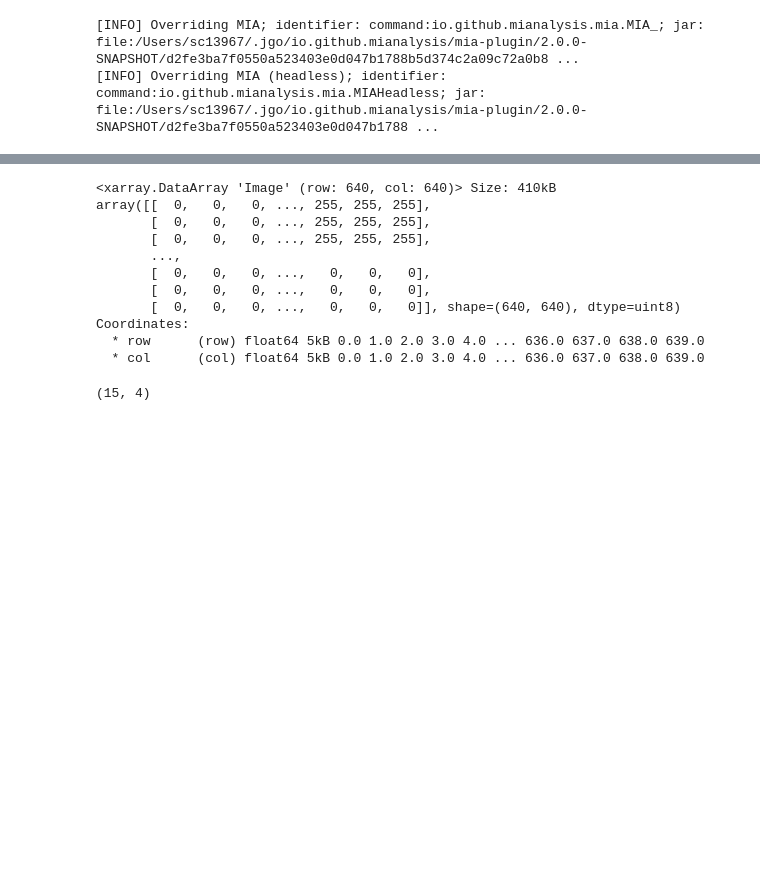
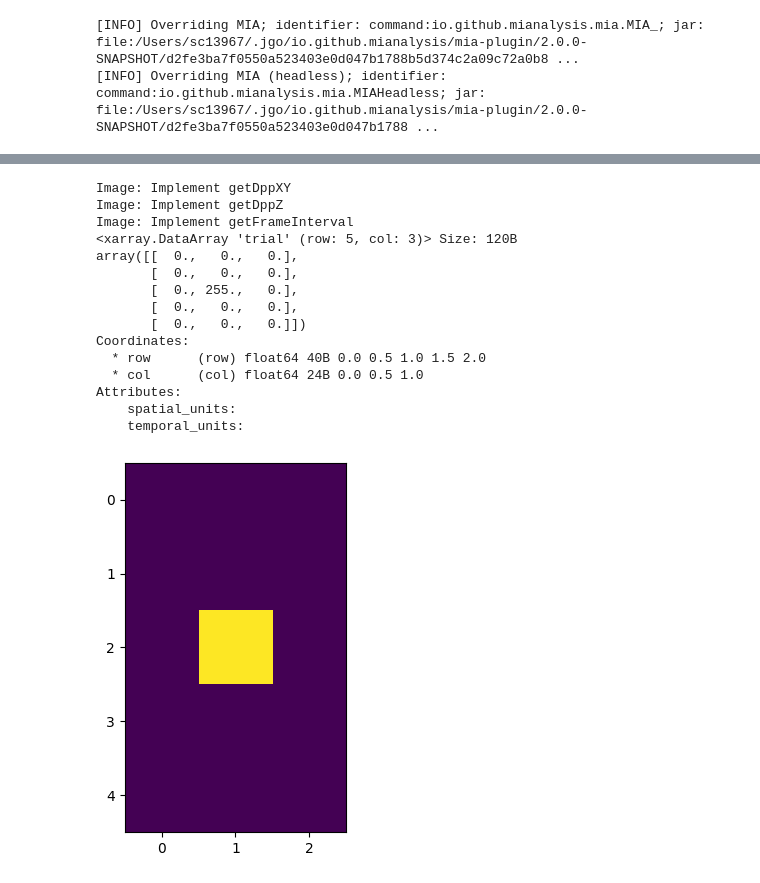
Before and after one commit to mianalysis/mia-python, a Jupyter notebook: Demo.ipynb, the cells around one changed output, grey strips where cells are left out. Saved outputs shown, nothing was run; the diff lists cells and outputs as text; code cells hidden in the pictures; blank space fills up the shorter version.

```diff
--- a/Demo.ipynb
+++ b/Demo.ipynb
@@ -234,56 +222,26 @@ TypeError: ImageWrapper.__init__() takes 3 positional arguments but 4 were given
 d.coords["row"].diff("row").mean().item()
 # %%
 from src.wrappers.imagewrapper import ImageWrapper
-from src.objects.image import Image
+from src.objects.image import Image, createImage
 from xarray import DataArray
 
-im_w: ImageWrapper = workspace.getImage(image_name)
-im: Image = im_w.getPythonImage()
-
-da: DataArray = im.getRawImage()
-print(da)
+im: DataArray = createImage("trial", 3, 5,dpp_xy=0.0345)
+im.putPixel(val=255,x=1,y=2)
+im.showAsIs()
 # %% [output]
-<xarray.DataArray 'Image' (row: 640, col: 640)> Size: 410kB
-array([[  0,   0,   0, ..., 255, 255, 255],
-       [  0,   0,   0, ..., 255, 255, 255],
-       [  0,   0,   0, ..., 255, 255, 255],
-       ...,
-       [  0,   0,   0, ...,   0,   0,   0],
-       [  0,   0,   0, ...,   0,   0,   0],
-       [  0,   0,   0, ...,   0,   0,   0]], shape=(640, 640), dtype=uint8)
+Image: Implement getDppXY
+Image: Implement getDppZ
+Image: Implement getFrameInterval
+<xarray.DataArray 'trial' (row: 5, col: 3)> Size: 120B
+array([[  0.,   0.,   0.],
+       [  0.,   0.,   0.],
+       [  0., 255.,   0.],
+       [  0.,   0.,   0.],
+       [  0.,   0.,   0.]])
 Coordinates:
-  * row      (row) float64 5kB 0.0 1.0 2.0 3.0 4.0 ... 636.0 637.0 638.0 639.0
-  * col      (col) float64 5kB 0.0 1.0 2.0 3.0 4.0 ... 636.0 637.0 638.0 639.0
+  * row      (row) float64 40B 0.0 0.5 1.0 1.5 2.0
+  * col      (col) float64 24B 0.0 0.5 1.0
+Attributes:
+    spatial_units:
+    temporal_units:
+[figure, added]
-# %%
-def getSlice(da, x=-1,y=-1,c=-1,z=-1,t=-1):
-    X: str = "col"
-    Y: str = "row"
-    C: str = "ch"
-    Z: str = "pln"
-    T: str = "t"
-
-    indexers = {}
-
-    dims = da.dims
-
-    if X in dims and x != -1:
-        indexers[X] = x
-
-    if Y in dims and y != -1:
-        indexers[Y] = y
-
-    if C in dims and c != -1:
-        indexers[C] = c
-
-    if Z in dims and z != -1:
-        indexers[Z] = z
-
-    if T in dims and t != -1:
-        indexers[T] = t
-
-    return da.isel(indexers)
-
-sli = getSlice(da,x=slice(0,4),y=slice(5,20))
-sli.shape
-# %% [output]
-(15, 4)
```
Also changed, not shown: parts of 7 cells of this notebook, 8 other files.
